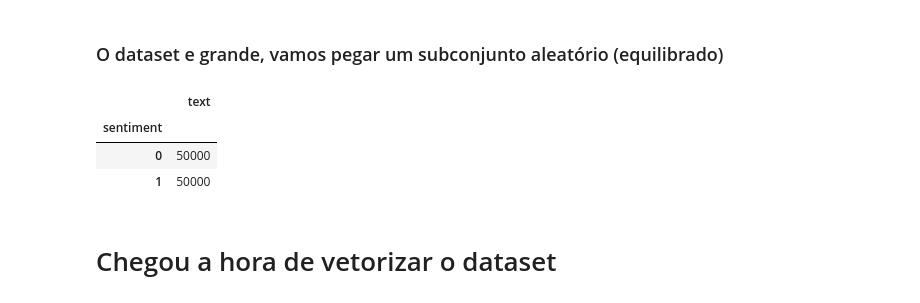
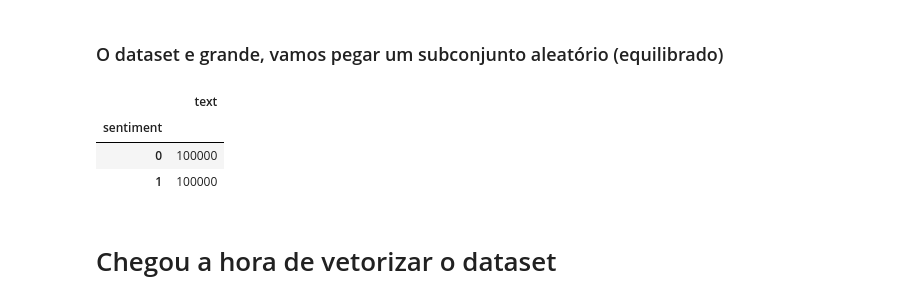
Before and after one commit to omboido/SentimentAnalysis, a Jupyter notebook: apresentacao.ipynb, the cells around one changed output. Cells and saved outputs as stored; diff of their text form; code cells hidden in the pictures.

```diff
--- a/apresentacao.ipynb
+++ b/apresentacao.ipynb
@@ -116,19 +179,28 @@ raw_df_filtered.groupby('sentiment').count()
 # %% [markdown]
 ### O dataset e grande, vamos pegar um subconjunto aleatório (equilibrado)
 # %%
-tamanho_amostra = 100_000
-#tamanho_amostra = 200_000
+#tamanho_amostra = 500_000
+#tamanho_amostra = 300_000
+tamanho_amostra = 200_000
+#tamanho_amostra = 100_000
+
 
 sample_df_0 = raw_df_filtered[raw_df_filtered.sentiment==0].sample(tamanho_amostra//2, random_state = 99)
 sample_df_1 = raw_df_filtered[raw_df_filtered.sentiment==1].sample(tamanho_amostra//2, random_state = 99)
+
 sample_df = pd.concat([sample_df_0, sample_df_1])
 
+del sample_df_0
+del sample_df_1
+
+del raw_df_filtered
+
 sample_df.groupby('sentiment').count()
 # %% [output]
 |  | text |
 | sentiment |  |
-| 0 | 50000 |
-| 1 | 50000 |
+| 0 | 100000 |
+| 1 | 100000 |
 # %% [markdown]
 # Chegou a hora de vetorizar o dataset <a id="vet">
 # %% [markdown]
```
Also changed, not shown: parts of 89 cells of this notebook.
